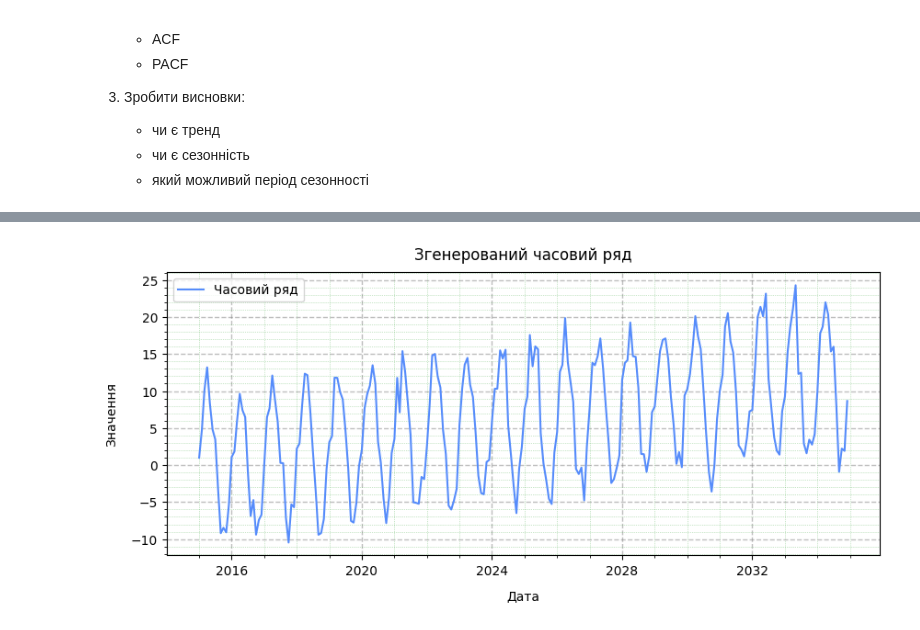
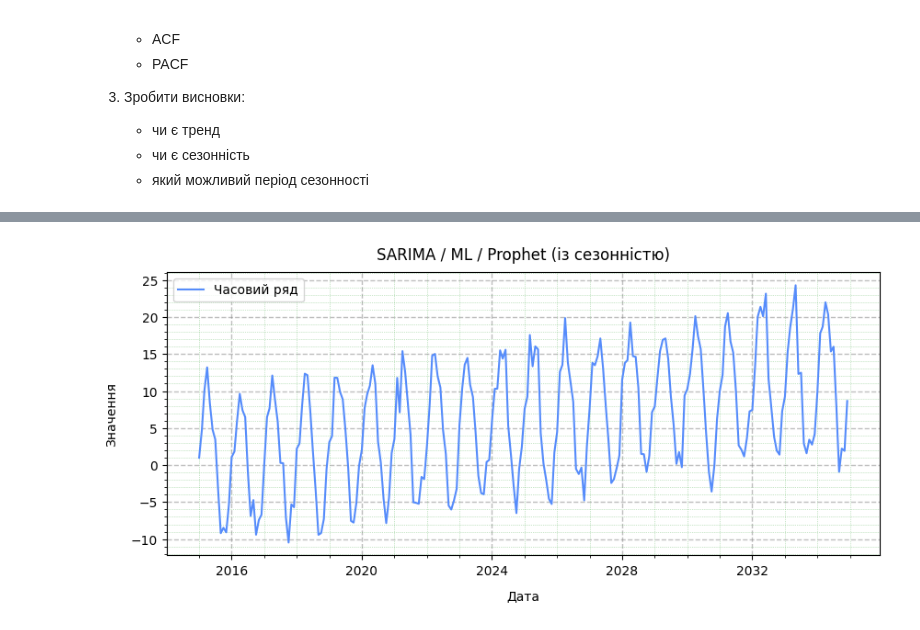
Before and after one commit to BogdanPinchuk/DataScience-PBY_HW16, a Jupyter notebook: Bohdan_Pinchuk_DS_HW16.ipynb, the cells around one changed output, grey strips where cells are left out. Cells and saved outputs as stored; diff of their text form; code cells hidden in the pictures.

```diff
--- a/Bohdan_Pinchuk_DS_HW16.ipynb
+++ b/Bohdan_Pinchuk_DS_HW16.ipynb
@@ -322,6 +324,7 @@ values = trend + seasonality + noise
 dates = pd.date_range(start='2015-01-01', periods=n, freq='MS') # початок кожного місяця
 
 # створюємо DataFrame
+ds_seasonal_name = "SARIMA / ML / Prophet (із сезонністю)"
 df_seasonal = pd.DataFrame({
     'ds': dates,
     'y': values,
@@ -385,24 +423,24 @@ plt.show()
 # %%
 # Graphic results
 
 import matplotlib.pyplot as plt
 
 # Input data
 data_set = df_seasonal
 
 # Solution
 _, ax = plt.subplots(figsize=(10, 4))
 
 ax.plot(data_set["ds"], data_set["y"], label="Часовий ряд")
 
 ax.grid(axis='both', visible=True, which='major', ls='--', linewidth=1.0, color='tab:gray')
 ax.minorticks_on()
 ax.grid(axis='both', visible=True, which='minor', ls=':', linewidth=0.5, color='tab:green')
-ax.set_title("Згенерований часовий ряд", pad=10, loc='center', color='black')
+ax.set_title(ds_seasonal_name, pad=10, loc='center', color='black')
 ax.set_xlabel("Дата", labelpad=10, loc='center', color='black')
 ax.set_ylabel("Значення", labelpad=10, loc='center', color='black')
 ax.legend()
 
 plt.show()
 # %% [output]
-[figure, old version]
+[figure, new version]
```
Also changed, not shown: parts of 5 cells of this notebook.
